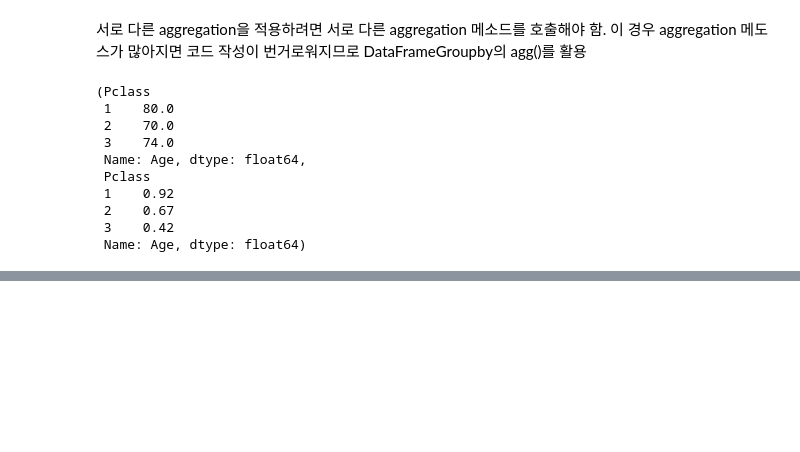
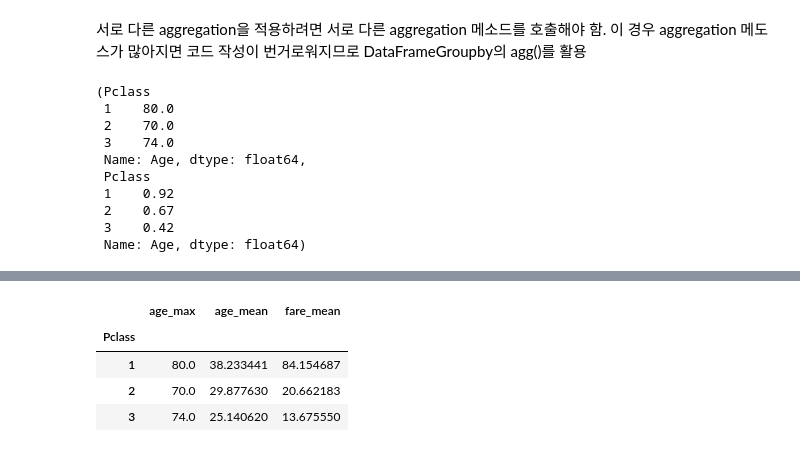
Before and after one commit to seongbeom-kr/machine_learning_base, a Jupyter notebook: Pandas/Pandas.ipynb, the cells around one changed output, grey strips where cells are left out. Drawn from its saved outputs; the diff is of its cells as text; code cells hidden in the pictures; blank space fills up the shorter version.

```diff
--- a/Pandas/Pandas.ipynb
+++ b/Pandas/Pandas.ipynb
@@ -901,0 +934,8 @@ titanic_df.groupby('Pclass')['Age'].max(), titanic_df.groupby('Pclass')['Age'].m
+# %%
+titanic_df.groupby(['Pclass']).agg(age_max=('Age','max'),age_mean=('Age','mean'), fare_mean=('Fare','mean'))
+# %% [output]
+|  | age_max | age_mean | fare_mean |
+| Pclass |  |  |  |
+| 1 | 80.0 | 38.233441 | 84.154687 |
+| 2 | 70.0 | 29.877630 | 20.662183 |
+| 3 | 74.0 | 25.140620 | 13.675550 |
```
Also changed, not shown: parts of 7 cells of this notebook.
